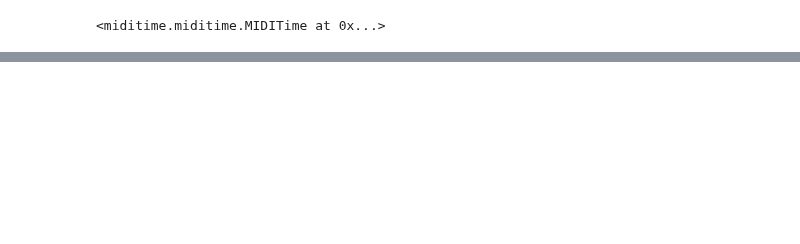
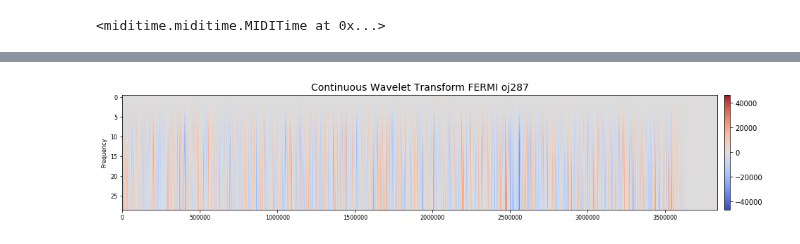
Before and after one commit to GuijonGustavo/oj287_lc, a Jupyter notebook: freq/x-rays/midi/oj287_midi_x-rays.ipynb, the cells around one changed output, grey strips where cells are left out. Cells and saved outputs as stored; diff of their text form; code cells hidden in the pictures; blank space fills up the shorter version.

```diff
--- a/freq/x-rays/midi/oj287_midi_x-rays.ipynb
+++ b/freq/x-rays/midi/oj287_midi_x-rays.ipynb
@@ -244,0 +173,14 @@ mymidi.save_midi()
+# %%
+from scipy import signal
+rcParams['figure.figsize'] = 18, 3
+plt.subplot(111)
+widths = np.arange(1,30)
+cwtmatr = signal.cwt(samples, signal.ricker, widths)
+plt.tick_params(axis='both', which='major', labelsize=8)
+plt.title('Continuous Wavelet Transform'+instr+obj, fontsize=14)
+plt.imshow(cwtmatr, aspect='auto', vmax=abs(cwtmatr).max(), vmin=-abs(cwtmatr).max(), cmap='coolwarm')
+plt.colorbar(pad=0.01)
+plt.ylabel('Frequency', fontsize=8)
+plt.savefig("images/"+obj+"_"+freq+"_wavelets.png", format="png", dpi=300)
+# %% [output]
+[figure, added]
```
Also changed, not shown: parts of 25 cells of this notebook, 18 other files.
